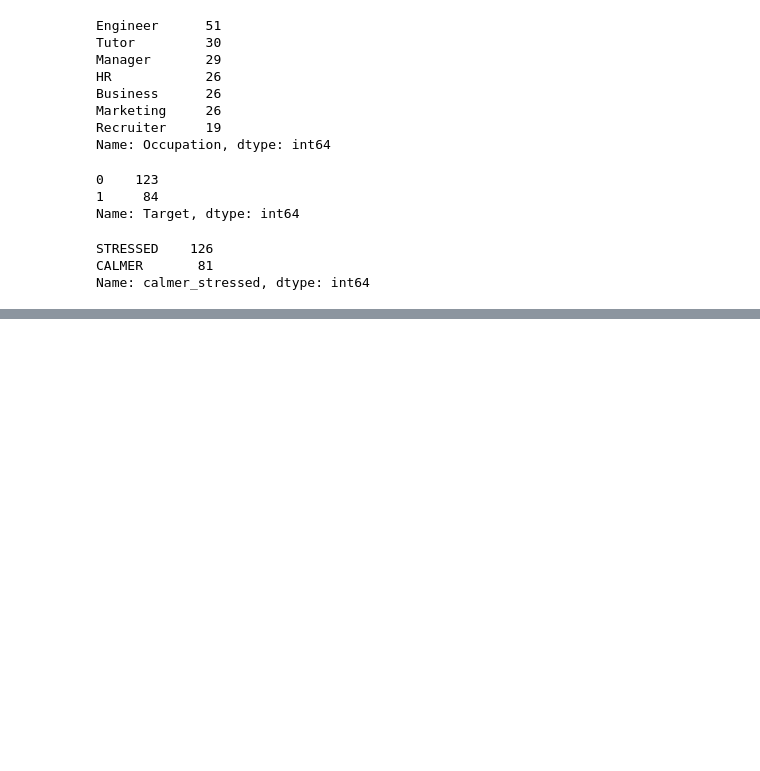
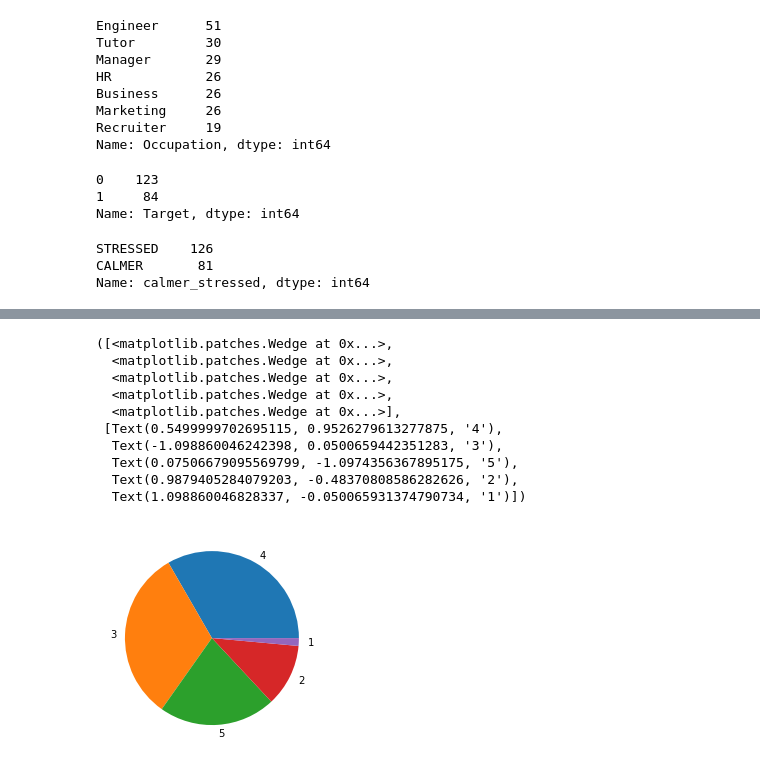
Before and after one commit to sinchana-hathwar/WFH_vs_WFO, a Jupyter notebook: wfh_vs_wfo.ipynb, the cells around one changed output, grey strips where cells are left out. Cells and saved outputs as stored; diff of their text form; code cells hidden in the pictures; blank space fills up the shorter version.

```diff
--- a/wfh_vs_wfo.ipynb
+++ b/wfh_vs_wfo.ipynb
@@ -108,0 +124,14 @@ Name: calmer_stressed, dtype: int64
+# %%
+plt.pie(data['RM_productive'].value_counts().values,labels = data['RM_productive'].value_counts().index)
+# %% [output]
+([<matplotlib.patches.Wedge at 0x...>,
+  <matplotlib.patches.Wedge at 0x...>,
+  <matplotlib.patches.Wedge at 0x...>,
+  <matplotlib.patches.Wedge at 0x...>,
+  <matplotlib.patches.Wedge at 0x...>],
+ [Text(0.5499999702695115, 0.9526279613277875, '4'),
+  Text(-1.098860046242398, 0.0500659442351283, '3'),
+  Text(0.07506679095569799, -1.0974356367895175, '5'),
+  Text(0.9879405284079203, -0.48370808586282626, '2'),
+  Text(1.098860046828337, -0.050065931374790734, '1')])
+[figure, added]
```
Also changed, not shown: parts of 11 cells of this notebook, 1 other file.
